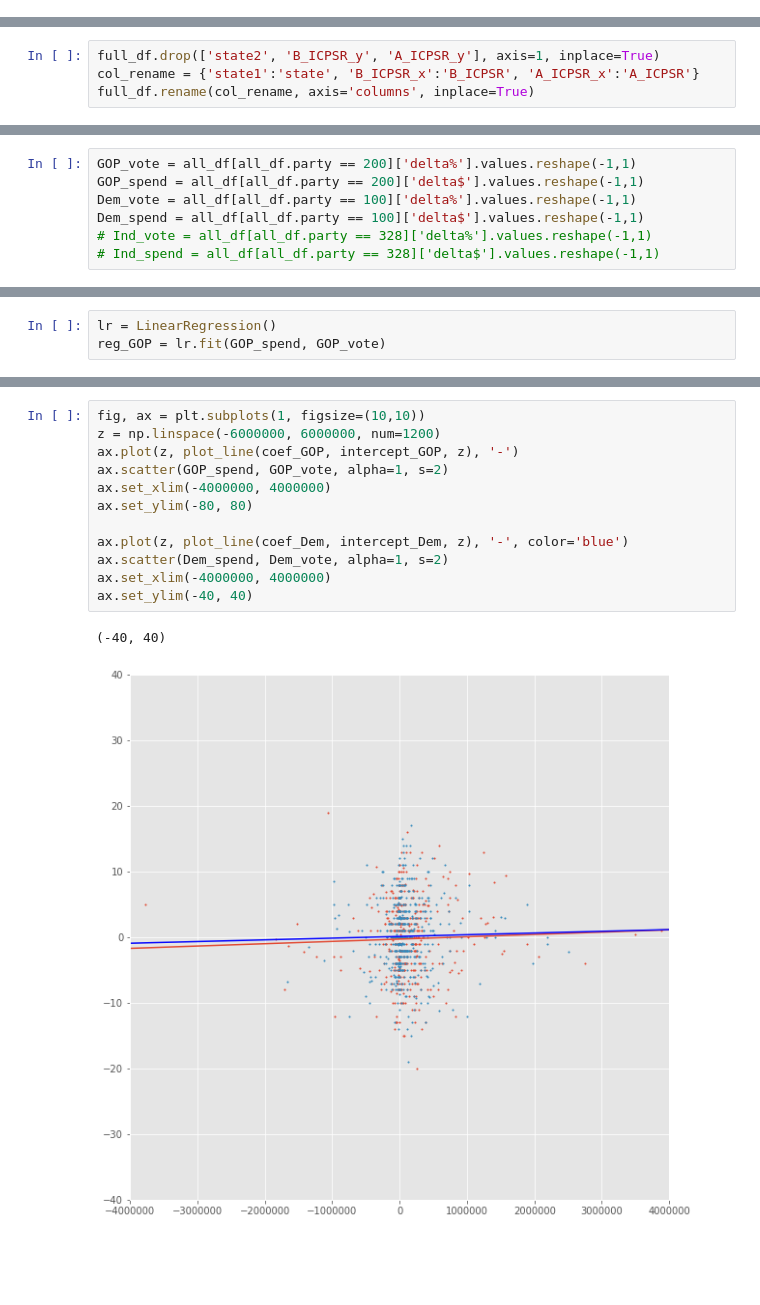
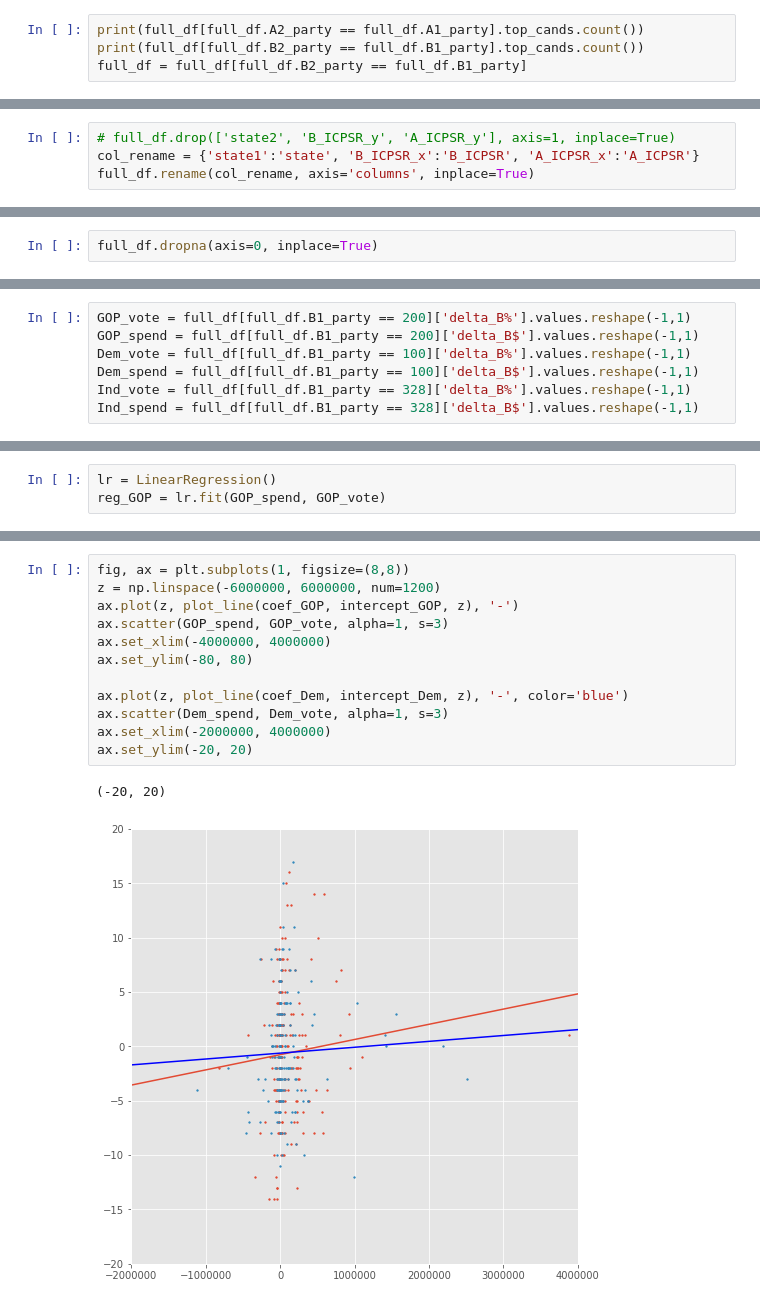
Before and after one commit to kellystroh/Campaign_Spending_Rematch_Elections, a Jupyter notebook: dime_eda.ipynb, the cells around one changed output, grey strips where cells are left out. Cells and saved outputs as stored; diff of their text form; blank space fills up the shorter version.

```diff
--- a/dime_eda.ipynb
+++ b/dime_eda.ipynb
@@ -210,0 +220,4 @@ full_df[full_df.district1 == full_df.district2].top_cands.count()
+# %%
+print(full_df[full_df.A2_party == full_df.A1_party].top_cands.count())
+print(full_df[full_df.B2_party == full_df.B1_party].top_cands.count())
+full_df = full_df[full_df.B2_party == full_df.B1_party]
@@ -222,5 +259,5 @@ Index(['top_cands', 'race1_ID', 'race2_ID', 'state1', 'state2', 'district1',
       dtype='object')
 # %%
-full_df.drop(['state2', 'B_ICPSR_y', 'A_ICPSR_y'], axis=1, inplace=True)
+# full_df.drop(['state2', 'B_ICPSR_y', 'A_ICPSR_y'], axis=1, inplace=True)
 col_rename = {'state1':'state', 'B_ICPSR_x':'B_ICPSR', 'A_ICPSR_x':'A_ICPSR'}
 full_df.rename(col_rename, axis='columns', inplace=True)
@@ -243,3 +276,5 @@ print(full_df[full_df.B2_party == full_df.B1_party].top_cands.count())
+# %%
+full_df.dropna(axis=0, inplace=True)
 # %%
 full_df['delta_A%'] = full_df.A2_pct - full_df.A1_pct
 full_df['delta_B%'] = full_df.B2_pct - full_df.B1_pct
@@ -322,7 +333,7 @@ ax.set_ylim(-80, 80)
 # %%
-GOP_vote = all_df[all_df.party == 200]['delta%'].values.reshape(-1,1)
-GOP_spend = all_df[all_df.party == 200]['delta$'].values.reshape(-1,1)
-Dem_vote = all_df[all_df.party == 100]['delta%'].values.reshape(-1,1)
-Dem_spend = all_df[all_df.party == 100]['delta$'].values.reshape(-1,1)
-# Ind_vote = all_df[all_df.party == 328]['delta%'].values.reshape(-1,1)
-# Ind_spend = all_df[all_df.party == 328]['delta$'].values.reshape(-1,1)
+GOP_vote = full_df[full_df.B1_party == 200]['delta_B%'].values.reshape(-1,1)
+GOP_spend = full_df[full_df.B1_party == 200]['delta_B$'].values.reshape(-1,1)
+Dem_vote = full_df[full_df.B1_party == 100]['delta_B%'].values.reshape(-1,1)
+Dem_spend = full_df[full_df.B1_party == 100]['delta_B$'].values.reshape(-1,1)
+Ind_vote = full_df[full_df.B1_party == 328]['delta_B%'].values.reshape(-1,1)
+Ind_spend = full_df[full_df.B1_party == 328]['delta_B$'].values.reshape(-1,1)
@@ -357,15 +373,15 @@ Intercept:  0.12662826014315728
 # %%
-fig, ax = plt.subplots(1, figsize=(10,10))
+fig, ax = plt.subplots(1, figsize=(8,8))
 z = np.linspace(-6000000, 6000000, num=1200)
 ax.plot(z, plot_line(coef_GOP, intercept_GOP, z), '-')
-ax.scatter(GOP_spend, GOP_vote, alpha=1, s=2)
+ax.scatter(GOP_spend, GOP_vote, alpha=1, s=3)
 ax.set_xlim(-4000000, 4000000)
 ax.set_ylim(-80, 80)
 
 ax.plot(z, plot_line(coef_Dem, intercept_Dem, z), '-', color='blue')
-ax.scatter(Dem_spend, Dem_vote, alpha=1, s=2)
-ax.set_xlim(-4000000, 4000000)
-ax.set_ylim(-40, 40)
+ax.scatter(Dem_spend, Dem_vote, alpha=1, s=3)
+ax.set_xlim(-2000000, 4000000)
+ax.set_ylim(-20, 20)
 # %% [output]
-(-40, 40)
+(-20, 20)
-[figure, old version]
+[figure, new version]
```
Also changed, not shown: parts of 52 cells of this notebook, 2 other files.
